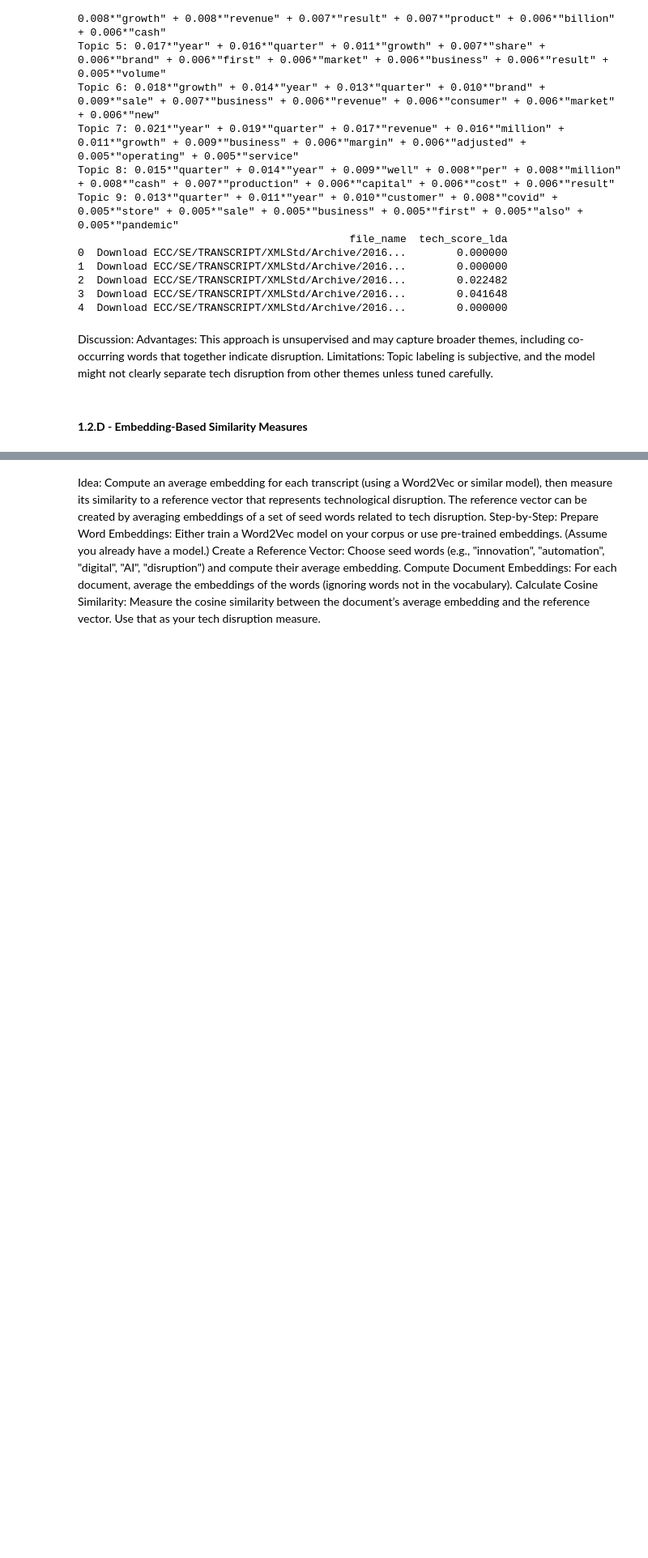
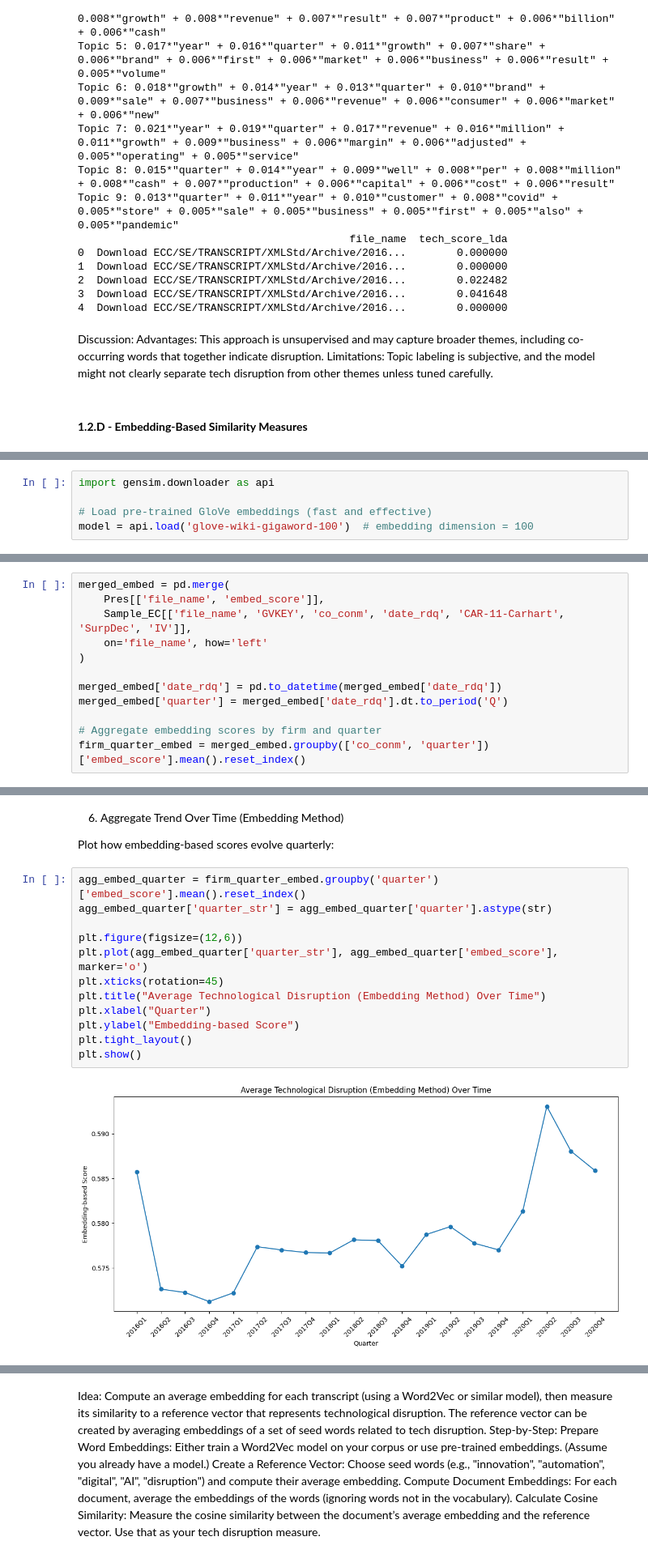
Before and after one commit to Arame-create/NLP-for-Finance, a Jupyter notebook: NLP_coursework.ipynb, the cells around one changed output, grey strips where cells are left out. Shown at 81% size. Saved outputs shown, nothing was run; the diff lists cells and outputs as text; blank space fills up the shorter version.

```diff
--- a/NLP_coursework.ipynb
+++ b/NLP_coursework.ipynb
@@ -753,0 +759,5 @@ Limitations: Topic labeling is subjective, and the model might not clearly separ
+# %%
+import gensim.downloader as api
+
+# Load pre-trained GloVe embeddings (fast and effective)
+model = api.load('glove-wiki-gigaword-100')  # embedding dimension = 100
@@ -753,0 +818,12 @@ Limitations: Topic labeling is subjective, and the model might not clearly separ
+# %%
+merged_embed = pd.merge(
+    Pres[['file_name', 'embed_score']],
+    Sample_EC[['file_name', 'GVKEY', 'co_conm', 'date_rdq', 'CAR-11-Carhart', 'SurpDec', 'IV']],
+    on='file_name', how='left'
+)
+
+merged_embed['date_rdq'] = pd.to_datetime(merged_embed['date_rdq'])
+merged_embed['quarter'] = merged_embed['date_rdq'].dt.to_period('Q')
+
+# Aggregate embedding scores by firm and quarter
+firm_quarter_embed = merged_embed.groupby(['co_conm', 'quarter'])['embed_score'].mean().reset_index()
@@ -753,0 +856,18 @@ Limitations: Topic labeling is subjective, and the model might not clearly separ
+# %% [markdown]
+6. Aggregate Trend Over Time (Embedding Method)
+
+Plot how embedding-based scores evolve quarterly:
+# %%
+agg_embed_quarter = firm_quarter_embed.groupby('quarter')['embed_score'].mean().reset_index()
+agg_embed_quarter['quarter_str'] = agg_embed_quarter['quarter'].astype(str)
+
+plt.figure(figsize=(12,6))
+plt.plot(agg_embed_quarter['quarter_str'], agg_embed_quarter['embed_score'], marker='o')
+plt.xticks(rotation=45)
+plt.title("Average Technological Disruption (Embedding Method) Over Time")
+plt.xlabel("Quarter")
+plt.ylabel("Embedding-based Score")
+plt.tight_layout()
+plt.show()
+# %% [output]
+[figure, added]
```
Also changed, not shown: parts of 15 cells of this notebook.
